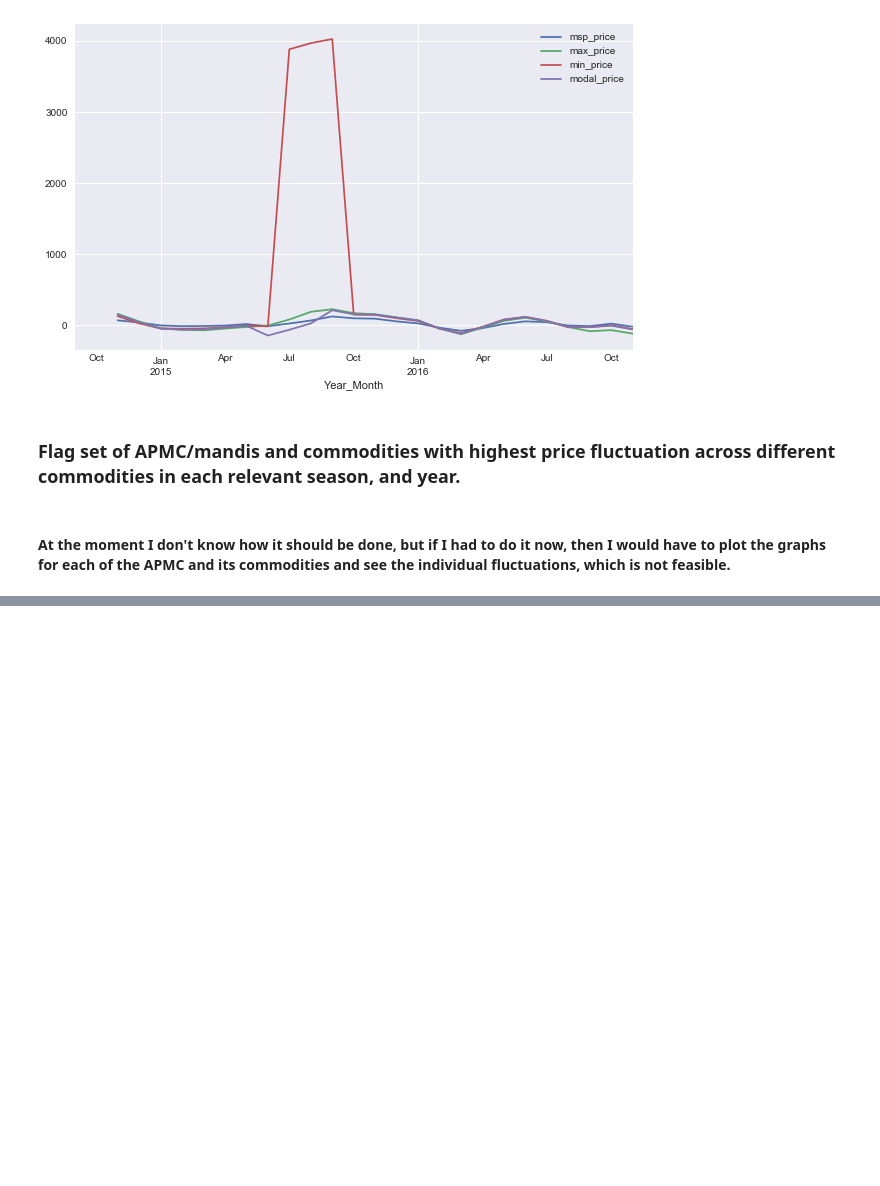
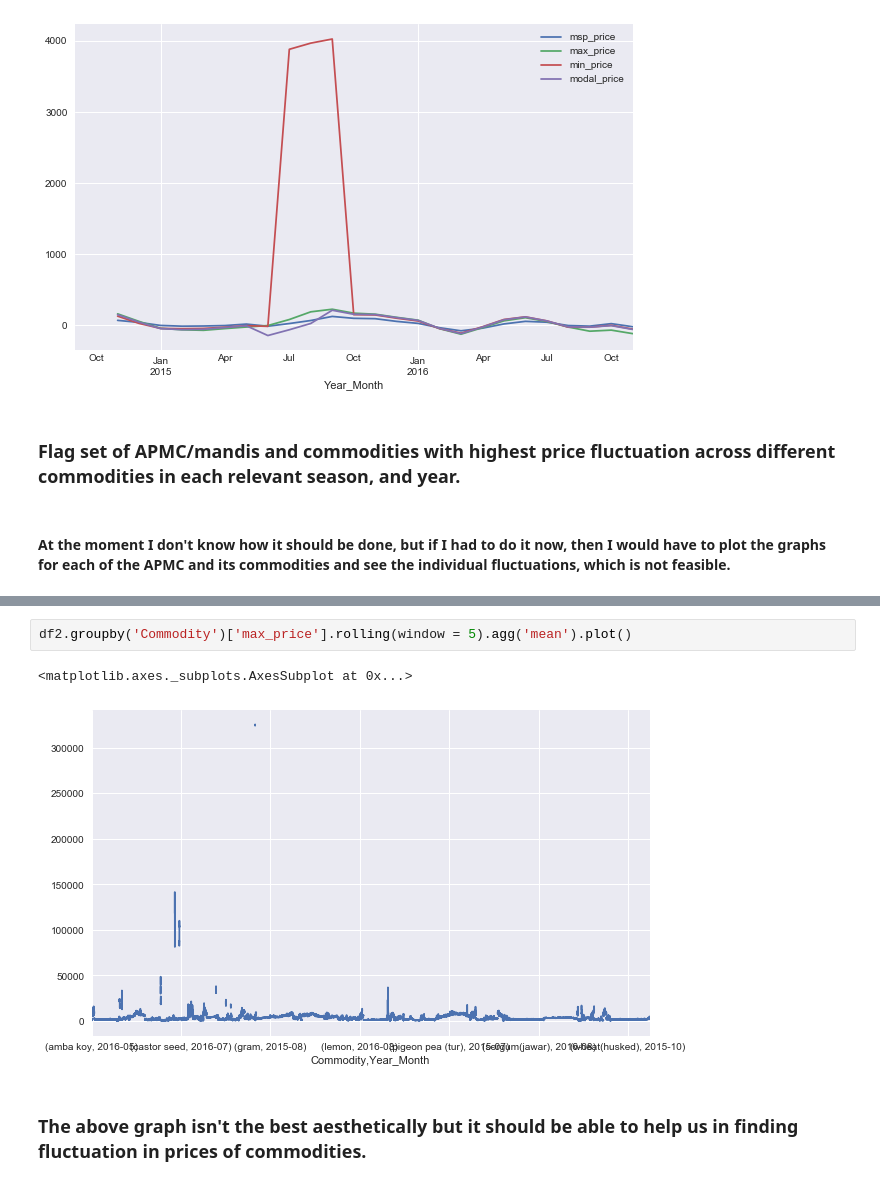
Before and after one commit to sirius0503/Trends_In_APMC, a Jupyter notebook: apmc_trends.ipynb, the cells around one changed output, grey strips where cells are left out. Saved outputs shown, nothing was run; the diff lists cells and outputs as text; blank space fills up the shorter version.

```diff
--- a/apmc_trends.ipynb
+++ b/apmc_trends.ipynb
@@ -893,0 +1003,7 @@ ax = (df2[['max_price', 'min_price', 'modal_price', 'msp_price']] - df2[['max_pr
+# %%
+df2.groupby('Commodity')['max_price'].rolling(window = 5).agg('mean').plot()
+# %% [output]
+<matplotlib.axes._subplots.AxesSubplot at 0x...>
+[figure, added]
+# %% [markdown]
+### The above graph isn't the best aesthetically but it should be able to help us in finding fluctuation in prices of commodities.
```
Also changed, not shown: parts of 11 cells of this notebook.
